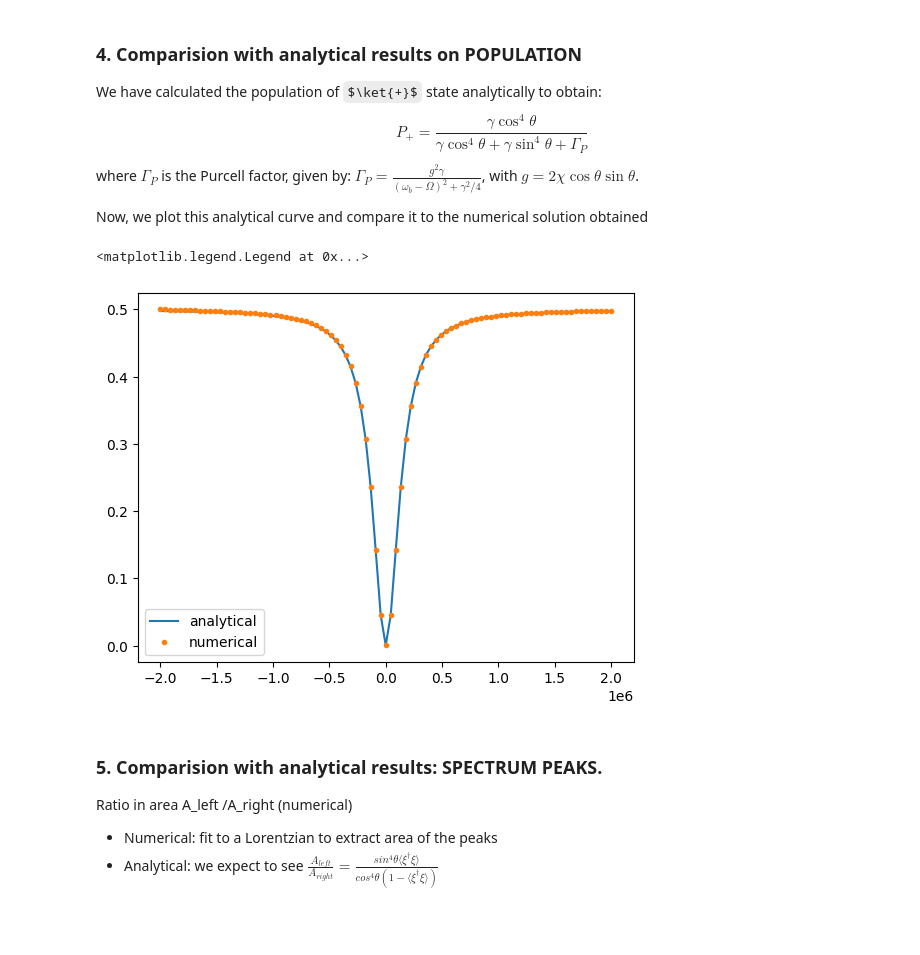
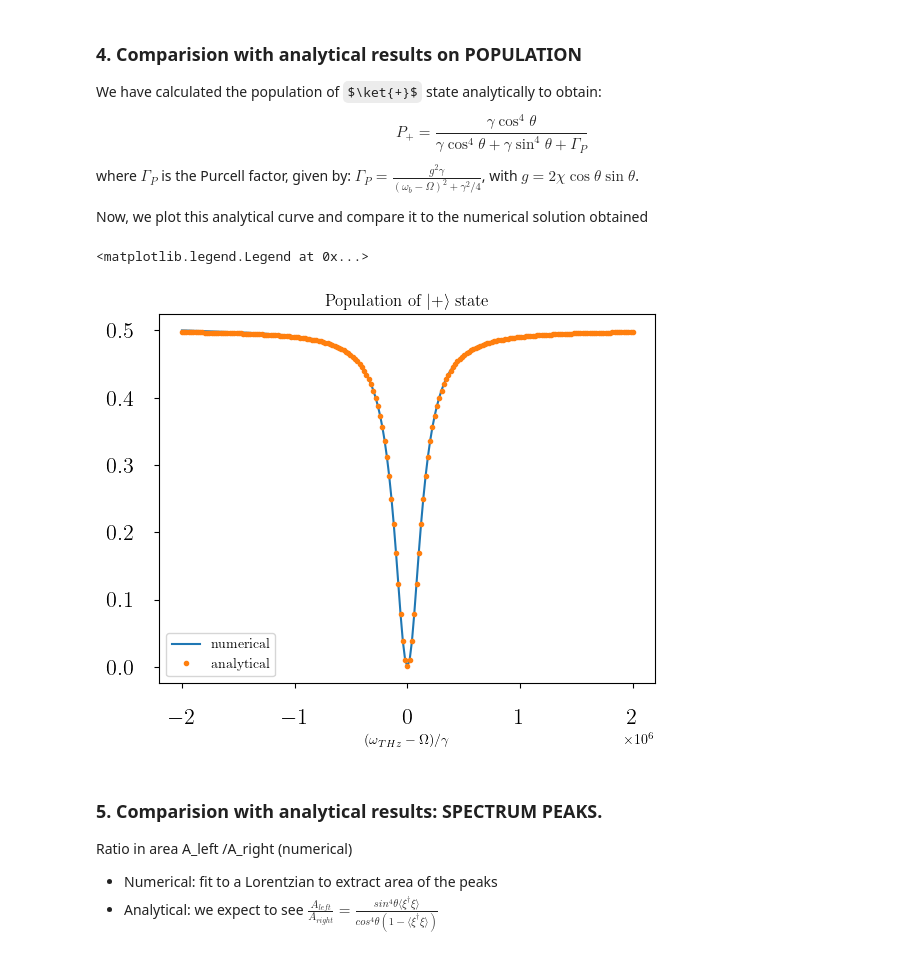
Before and after one commit to lauralobs/THzQuantumOptics, a Jupyter notebook: 4. Imbalance_resonance.ipynb, the cells around one changed output. Cells and saved outputs as stored; diff of their text form; code cells hidden in the pictures; some formulas as TeX source; blank space fills up the shorter version.

```diff
--- a/4. Imbalance_resonance.ipynb
+++ b/4. Imbalance_resonance.ipynb
@@ -32,7 +39,8 @@ Omega = 200 * kappa_b  # en uds de kappa_b y 1e6 veces mayor que gamma
 
 Nb = 3         # segunda cavidad
 
-w_THz_list = np.linspace(0, 400, 91)
+npoints = 199
+w_THz_list = np.linspace(0, 400, npoints)
 # %% [markdown]
 Operators
 # %%
@@ -62,7 +70,7 @@ hola
 pops_plus = []
 pops_minus = []
 
-x_axis = w_THz_list - Omega* np.ones(len(w_THz_list))
+x_axis = (w_THz_list - Omega* np.ones(len(w_THz_list)))/gamma
 
 for w_b in w_THz_list:
 
@@ -94,11 +102,13 @@ for w_b in w_THz_list:
 # =========================
 plt.figure(figsize=(7,5))
 
-plt.plot(x_axis/gamma, pops_plus, label="|+> with THz")
-plt.plot(x_axis/gamma, pops_minus, label="|-> with THz")
+plt.plot(x_axis, pops_plus, label=r"$|+\rangle$")
+plt.plot(x_axis, pops_minus, label=r"$|-\rangle$")
 
 plt.xlabel(r"$(\omega_{THz}-\Omega)/\gamma$")
 plt.ylabel(r"$\langle \pm | \rho_{ss} | \pm \rangle$")
+plt.tick_params(labelsize=16, pad=15)
+
 plt.title("Population of the dressed states ")
 
 plt.legend()
@@ -308,20 +328,24 @@ Now, we plot this analytical curve and compare it to the numerical solution obta
 # %%
 cos = 1/np.sqrt(2)
 sin = 1/np.sqrt(2)
 g = 2*chi*sin*cos #(in the Delta_q = 0 case)
 pump =  gamma*cos**4
 decay = gamma * sin**4
 P_plus_an = np.zeros(len(w_THz_list))
 for idx, w_b in enumerate(w_THz_list):
     Purcell = g**2*kappa_b/((w_b-Omega)**2+kappa_b**2/4)
     P_plus_an[idx] = pump/(pump + (decay + Purcell))
 
-plt.plot(x_axis/gamma, P_plus_an, label = 'analytical')
-plt.plot(x_axis/gamma, pops_plus, '.', label  = 'numerical')
+plt.plot(x_axis, pops_plus, label = 'numerical')
+plt.plot(x_axis, P_plus_an, '.', label  = 'analytical')
+plt.xlabel(r"$(\omega_{THz}-\Omega)/\gamma$")
+plt.title(r'Population of $|+ \rangle$ state')
+plt.tick_params(labelsize=16, pad=15)
+
 plt.legend()
 # %% [output]
 <matplotlib.legend.Legend at 0x...>
-[figure, old version]
+[figure, new version]
 # %% [markdown]
 ### 5. Comparision with analytical results: SPECTRUM PEAKS.
 Ratio in area A_left /A_right (numerical)
```
Also changed, not shown: parts of 12 cells of this notebook, 2 other files.
